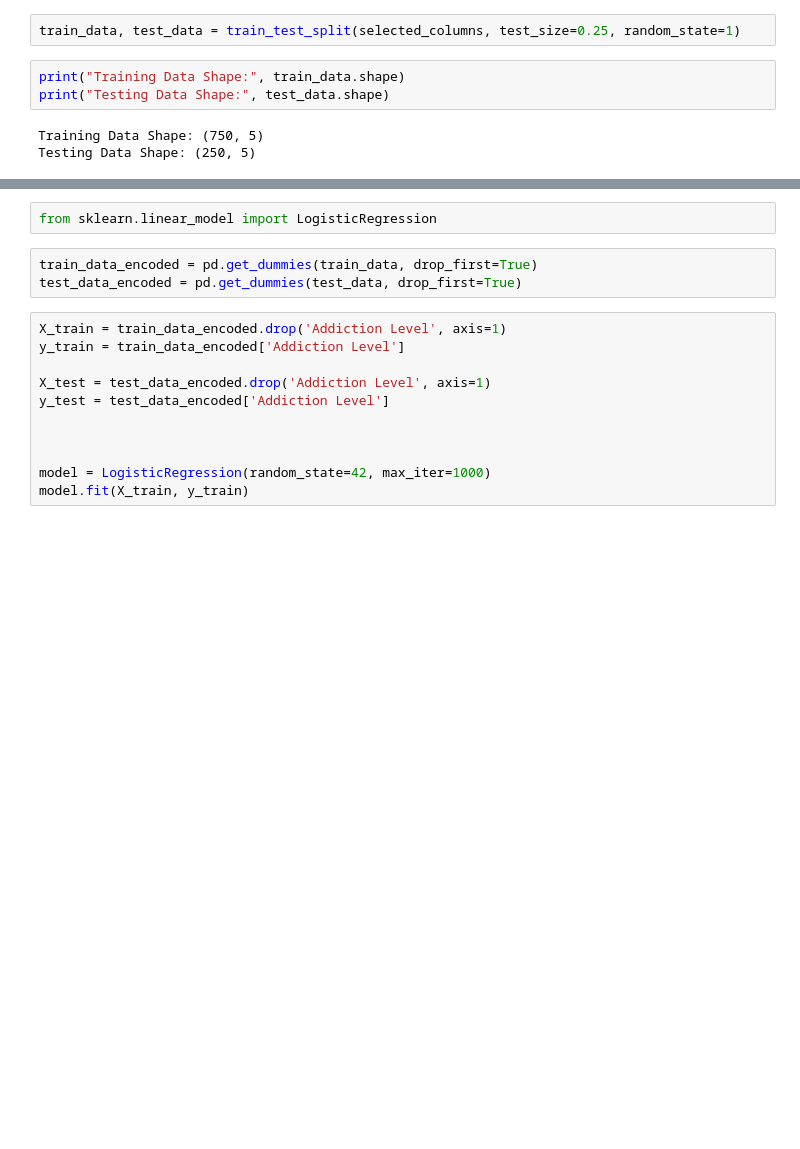
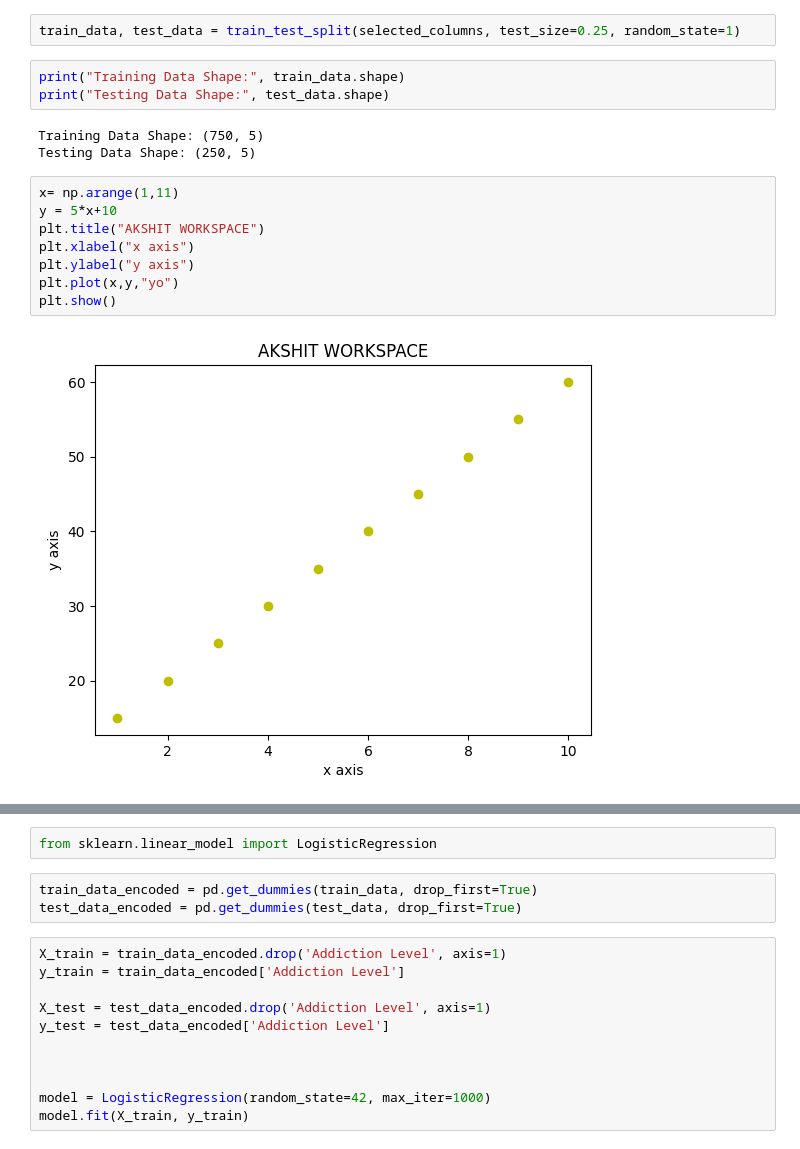
Before and after one commit to Akshit7kotnala/IT-all-study-material, a Jupyter notebook: ML Assignments/Assignment 1/Akshit assignment 1.ipynb, the cells around one changed output, grey strips where cells are left out. Drawn from its saved outputs; the diff is of its cells as text; blank space fills up the shorter version.

```diff
--- a/ML Assignments/Assignment 1/Akshit assignment 1.ipynb
+++ b/ML Assignments/Assignment 1/Akshit assignment 1.ipynb
@@ -251,3 +265,13 @@ print("Testing Data Shape:", test_data.shape)
 # %% [output]
 Training Data Shape: (750, 5)
 Testing Data Shape: (250, 5)
+# %%
+x= np.arange(1,11)
+y = 5*x+10
+plt.title("AKSHIT WORKSPACE")
+plt.xlabel("x axis")
+plt.ylabel("y axis")
+plt.plot(x,y,"yo")
+plt.show()
+# %% [output]
+[figure, added]
```
Also changed, not shown: parts of 26 cells of this notebook, 2 other files.
